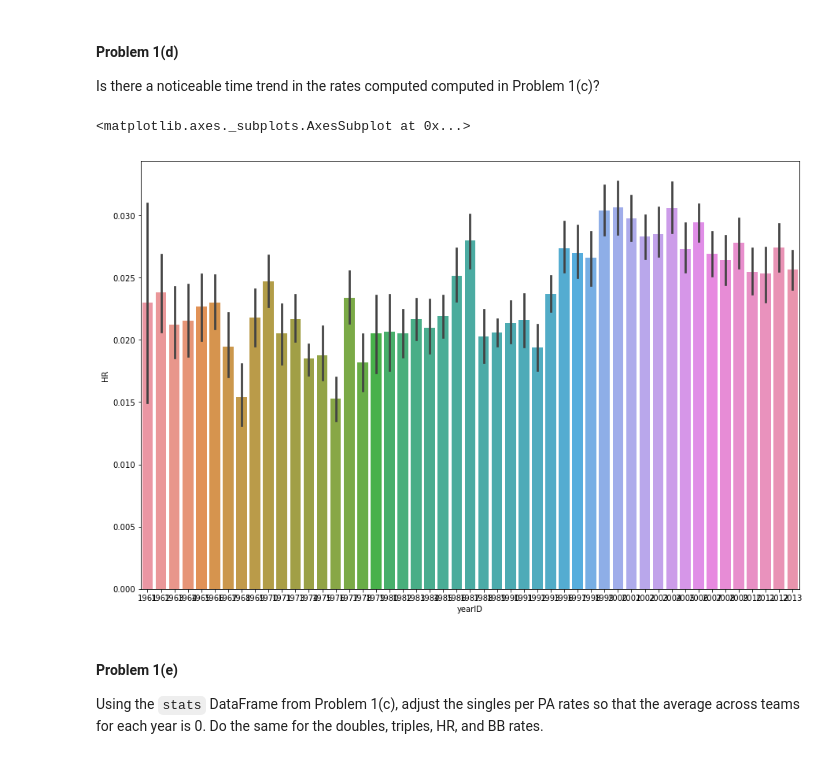
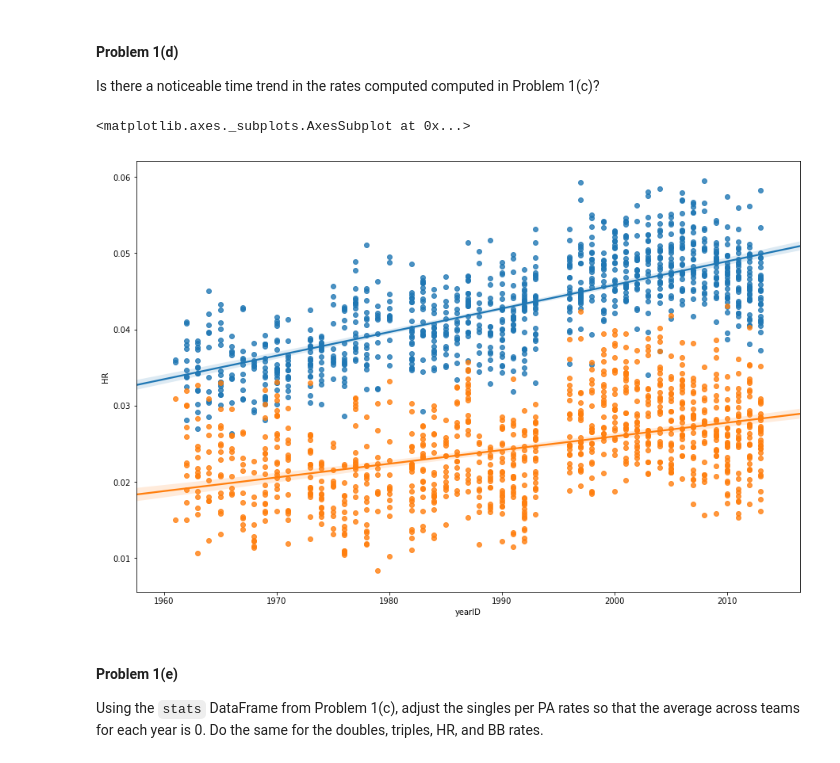
Before and after one commit to artgonline/2014, a Jupyter notebook: homework/HW3.ipynb, the cells around one changed output. Cells and saved outputs as stored; diff of their text form; code cells hidden in the pictures.

```diff
--- a/homework/HW3.ipynb
+++ b/homework/HW3.ipynb
@@ -154,11 +152,14 @@ See the caveats in the documentation: http://pandas.pydata.org/pandas-docs/stabl
 Is there a noticeable time trend in the rates computed computed in Problem 1(c)?
 # %%
 ### Your code here ###
+laa_df = stats[stats.teamID == 'LAA']
 plt.figure(figsize=(15, 10))
-sns.barplot(x=stats.yearID, y=stats['HR'])
+#plt.figure()
+sns.regplot(x=stats.yearID, y=stats['2B'])
+sns.regplot(x=stats.yearID, y=stats['HR'])
 # %% [output]
 <matplotlib.axes._subplots.AxesSubplot at 0x...>
-[figure, old version]
+[figure, new version]
 # %% [markdown]
 #### Problem 1(e)
 
```
Also changed, not shown: parts of 3 cells of this notebook.
